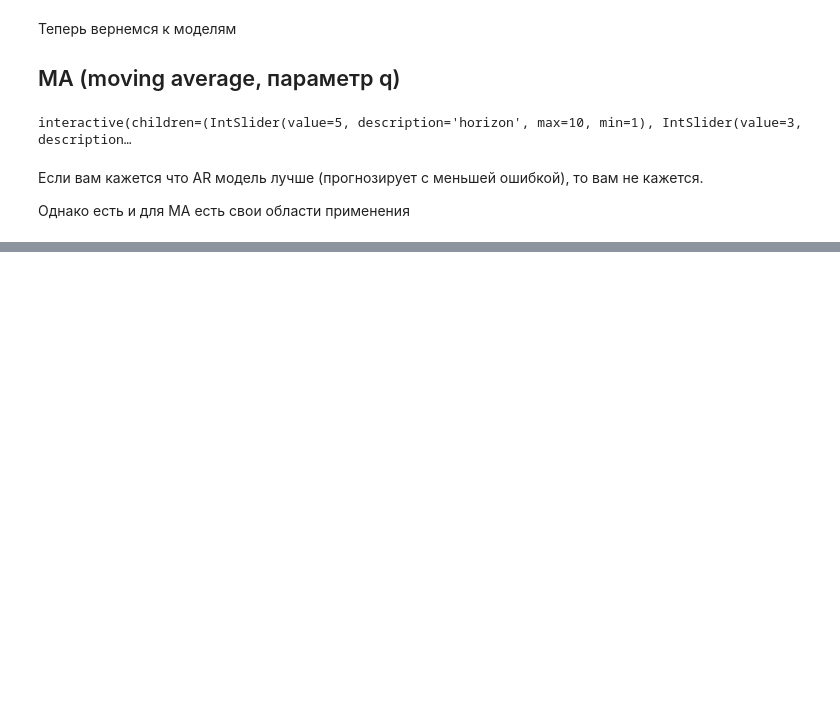
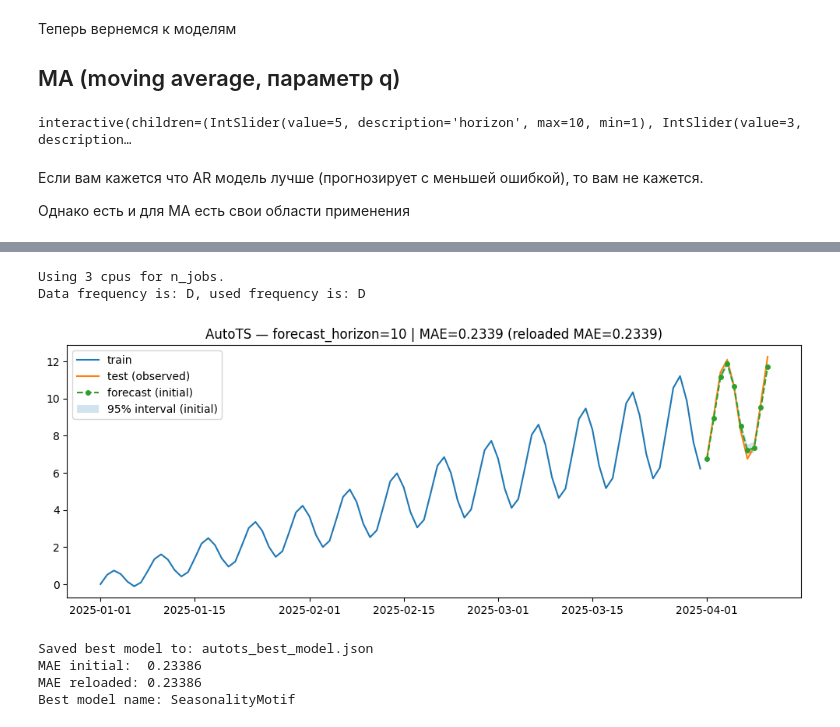
Before and after one commit to Dreamlone/ts-processing, a Jupyter notebook: notebooks/3_ts_forecasting.ipynb, the cells around one changed output, grey strips where cells are left out. Cells and saved outputs as stored; diff of their text form; code cells hidden in the pictures; blank space fills up the shorter version.

```diff
--- a/notebooks/3_ts_forecasting.ipynb
+++ b/notebooks/3_ts_forecasting.ipynb
@@ -420,0 +743,43 @@ ModuleNotFoundError: No module named 'pmdarima'
+# %%
+# 5 Create a fresh AutoTS object, import the best model, attach data, and predict again
+reloaded = AutoTS(forecast_length=forecast_horizon, frequency="infer", prediction_interval=0.95)
+reloaded = reloaded.import_best_model(export_path)
+
+# Attach training data or new data from where to start a new forecast
+reloaded = reloaded.fit_data(df_train_wide)
+prediction_reloaded = reloaded.predict(forecast_length=forecast_horizon)
+
+forecast_df_reloaded = prediction_reloaded.forecast
+y_test_forecast_reloaded = pd.Series(forecast_df_reloaded["y"].values, index=y_test.index, name="forecast")
+mae_reloaded = mean_absolute_error(y_test.values, y_test_forecast_reloaded.values)
+
+# 6) Plot train, test, and forecast (with 95% intervals if available)
+plt.figure(figsize=(10, 4))
+plt.plot(y_train.index, y_train.values, label="train")
+plt.plot(y_test.index, y_test.values, label="test (observed)")
+plt.plot(y_test_forecast.index, y_test_forecast.values,
+         linestyle="--", marker="o", markersize=4, label="forecast (initial)")
+if lower_df is not None and upper_df is not None:
+    plt.fill_between(
+        y_test.index, lower_df["y"].values, upper_df["y"].values,
+        alpha=0.2, label="95% interval (initial)"
+    )
+plt.title(f"AutoTS — forecast_horizon={forecast_horizon} | MAE={mae_initial:.4f} "
+          f"(reloaded MAE={mae_reloaded:.4f})")
+plt.legend(loc="upper left")
+plt.tight_layout()
+plt.show()
+
+print(f"Saved best model to: {export_path}")
+print(f"MAE initial:  {mae_initial:.5f}")
+print(f"MAE reloaded: {mae_reloaded:.5f}")
+name = autots_model.best_model_name
+print(f"Best model name: {name}")
+# %% [output]
+Using 3 cpus for n_jobs.
+Data frequency is: D, used frequency is: D
+[figure, added]
+Saved best model to: autots_best_model.json
+MAE initial:  0.23386
+MAE reloaded: 0.23386
+Best model name: SeasonalityMotif
```
Also changed, not shown: parts of 14 cells of this notebook, 4 other files.
